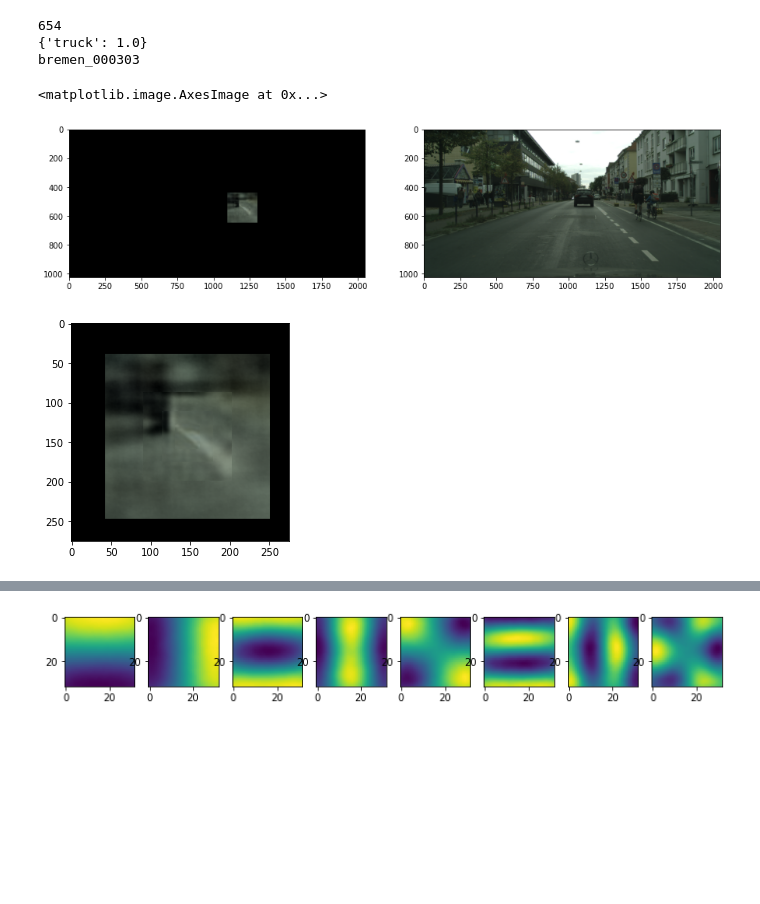
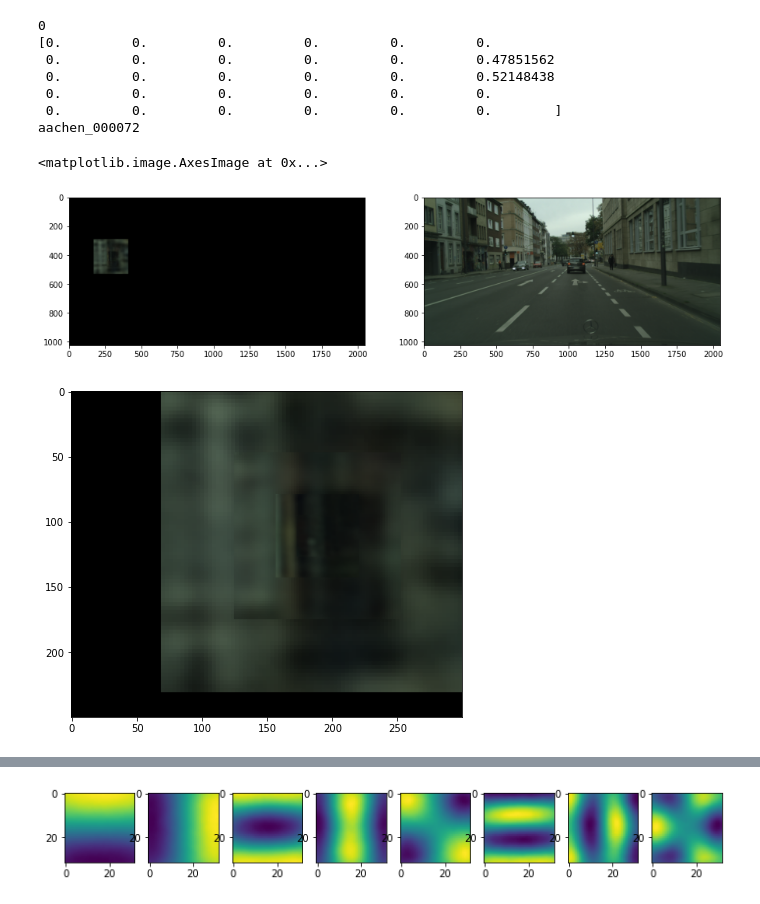
Before and after one commit to benthehuman1/UW-Vision-Segmentation, a Jupyter notebook: demo.ipynb, the cells around one changed output, grey strips where cells are left out. Drawn from its saved outputs; the diff is of its cells as text; code cells hidden in the pictures; blank space fills up the shorter version.

```diff
--- a/demo.ipynb
+++ b/demo.ipynb
@@ -30,10 +30,10 @@ cityscapes_helper.set_semantic_data_zip_path(r"C:\Users\Ben\Downloads\gtFine_tra
 cityscapes_helper.initialize_tool()
 # %%
-demo_dataset = CityScapesDataset("mini_dataset_1001")
+demo_dataset = CityScapesDataset("test_dataset03")
 demo_dataset.load()
 print(demo_dataset.labels.shape)
 print(demo_dataset.features.shape)
-sample_feature = demo_dataset.features[20]
+sample_feature = demo_dataset.features[0]
 fig, ax = plt.subplots()
 ax.plot(sample_feature)
 # %% [output]
@@ -45,26 +71,30 @@ ax.plot(sample_feature)
 # %%
 #20
 #907 building == 11?
 
-i = 654
+i = 0
 print(i)
 decoded_feature = demo_dataset.get_decoded_feature(i)
 decoded_feature_original_image = demo_dataset.get_feature_original_image(i)
-print(format_semantic_composition(demo_dataset.labels[i]))
+print(demo_dataset.labels[i])
 print(demo_dataset.sceneIds[i])
 fig, (ax1, ax2) = plt.subplots(1, 2, figsize=(15, 6))
 ax1.imshow(decoded_feature)
 ax2.imshow(decoded_feature_original_image)
 
-fig, ax = plt.subplots()
-ax.imshow(decoded_feature[400:675, 1050:1325, :])
+fig, ax = plt.subplots(figsize=(7, 7))
+ax.imshow(decoded_feature[300:550, 100:400, :])
 # %% [output]
-654
-{'truck': 1.0}
-bremen_000303
+0
+[0.         0.         0.         0.         0.         0.
+ 0.         0.         0.         0.         0.         0.47851562
+ 0.         0.         0.         0.         0.         0.52148438
+ 0.         0.         0.         0.         0.         0.
+ 0.         0.         0.         0.         0.         0.        ]
+aachen_000072
 <matplotlib.image.AxesImage at 0x...>
-[figure, old version]
+[figure, new version]
-[figure, old version]
+[figure, new version]
 # %%
 print(demo_dataset.sceneIds[i])
 sceneID, (vis, sem) = cityscapes_helper.loadRandomScene()
```
Also changed, not shown: parts of 5 cells of this notebook, 9 other files.
